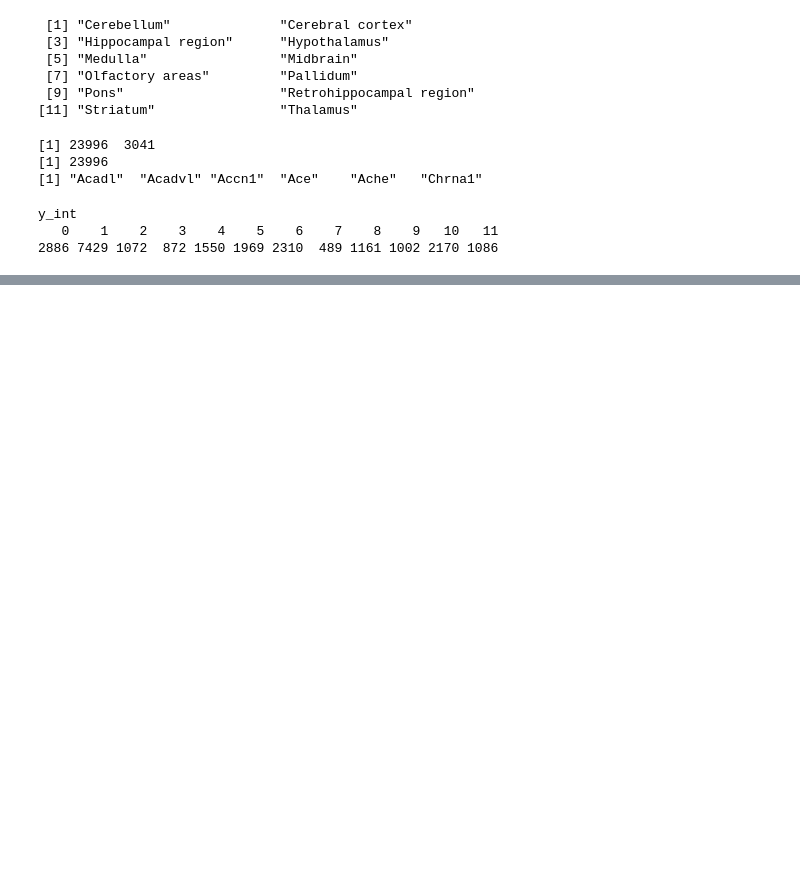
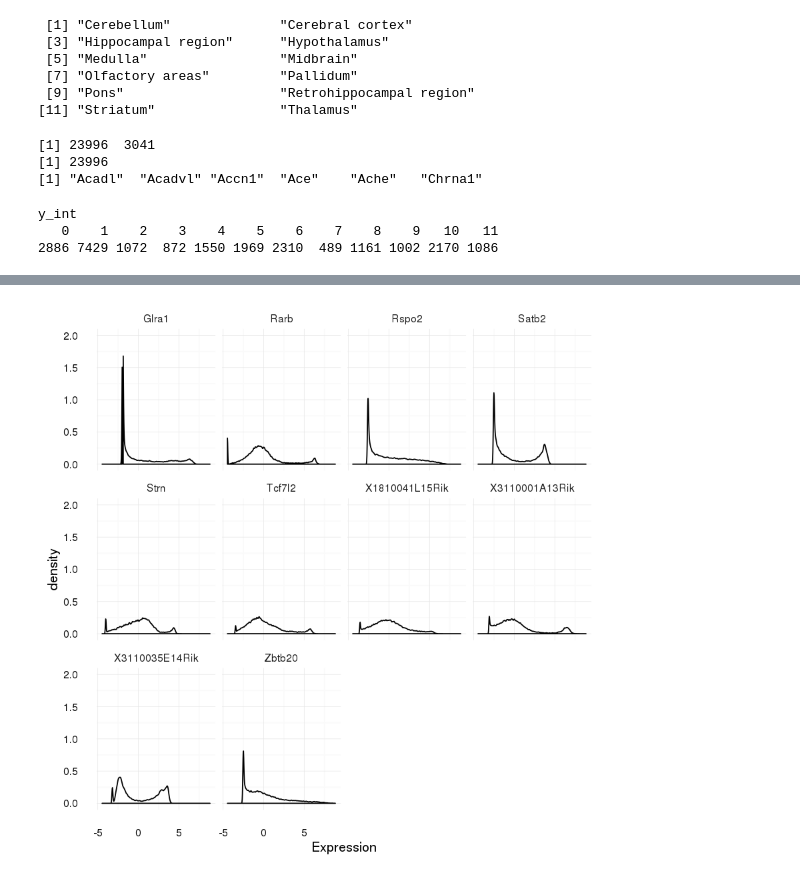
Before and after one commit to donovanr/shared_jupyter_notebooks, a Jupyter notebook: xgboost_example.ipynb, the cells around one changed output, grey strips where cells are left out. Saved outputs shown, nothing was run; the diff lists cells and outputs as text; code cells hidden in the pictures; blank space fills up the shorter version.

```diff
--- a/xgboost_example.ipynb
+++ b/xgboost_example.ipynb
@@ -128,0 +131,7 @@ p2
+# %%
+p3 <- p +
+    geom_density(aes(Expression), adjust = 0.2) +
+    facet_wrap(~ Gene) + ylim(0,2)
+p3
+# %% [output]
+[figure, added]
```
Also changed, not shown: parts of 7 cells of this notebook, 1 other file.
